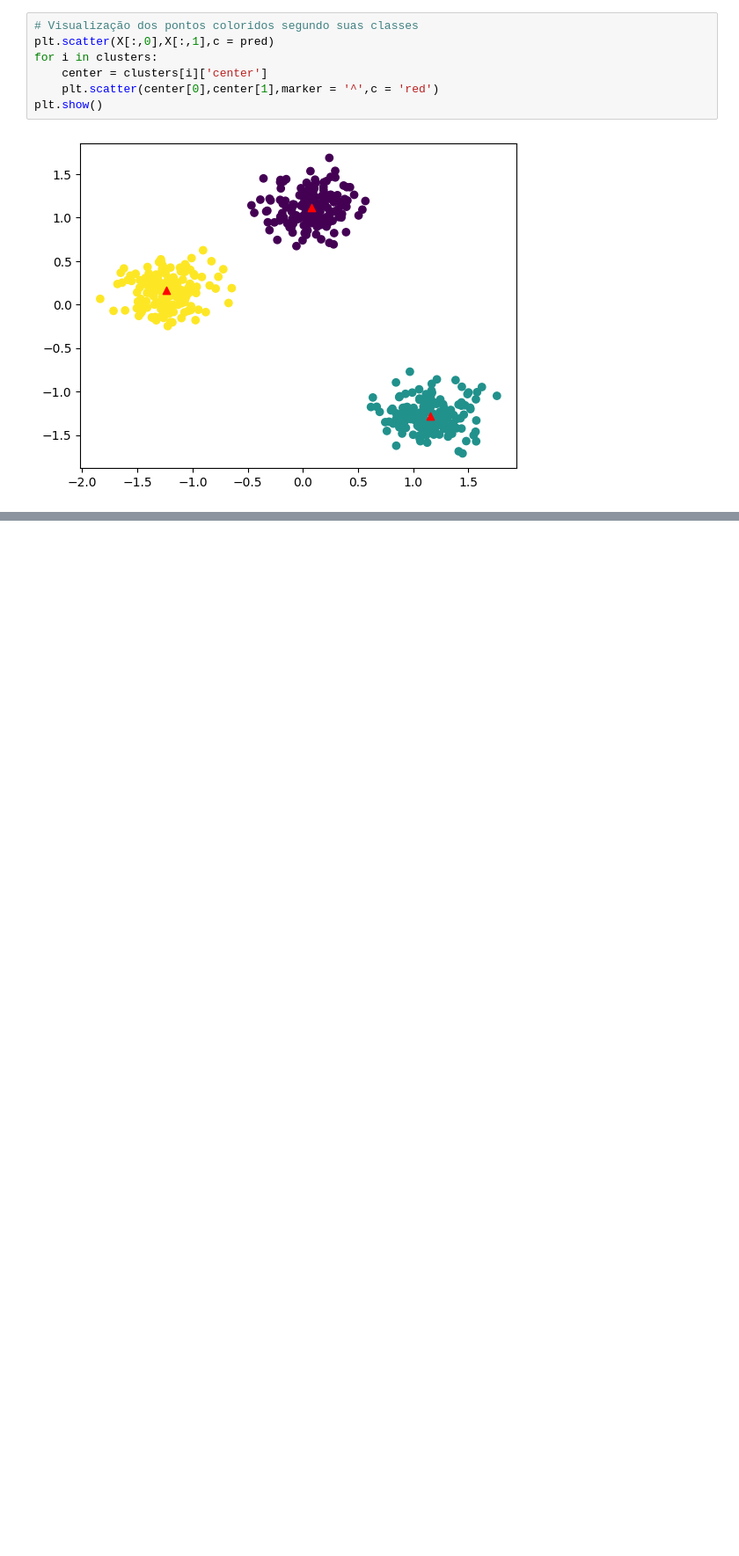
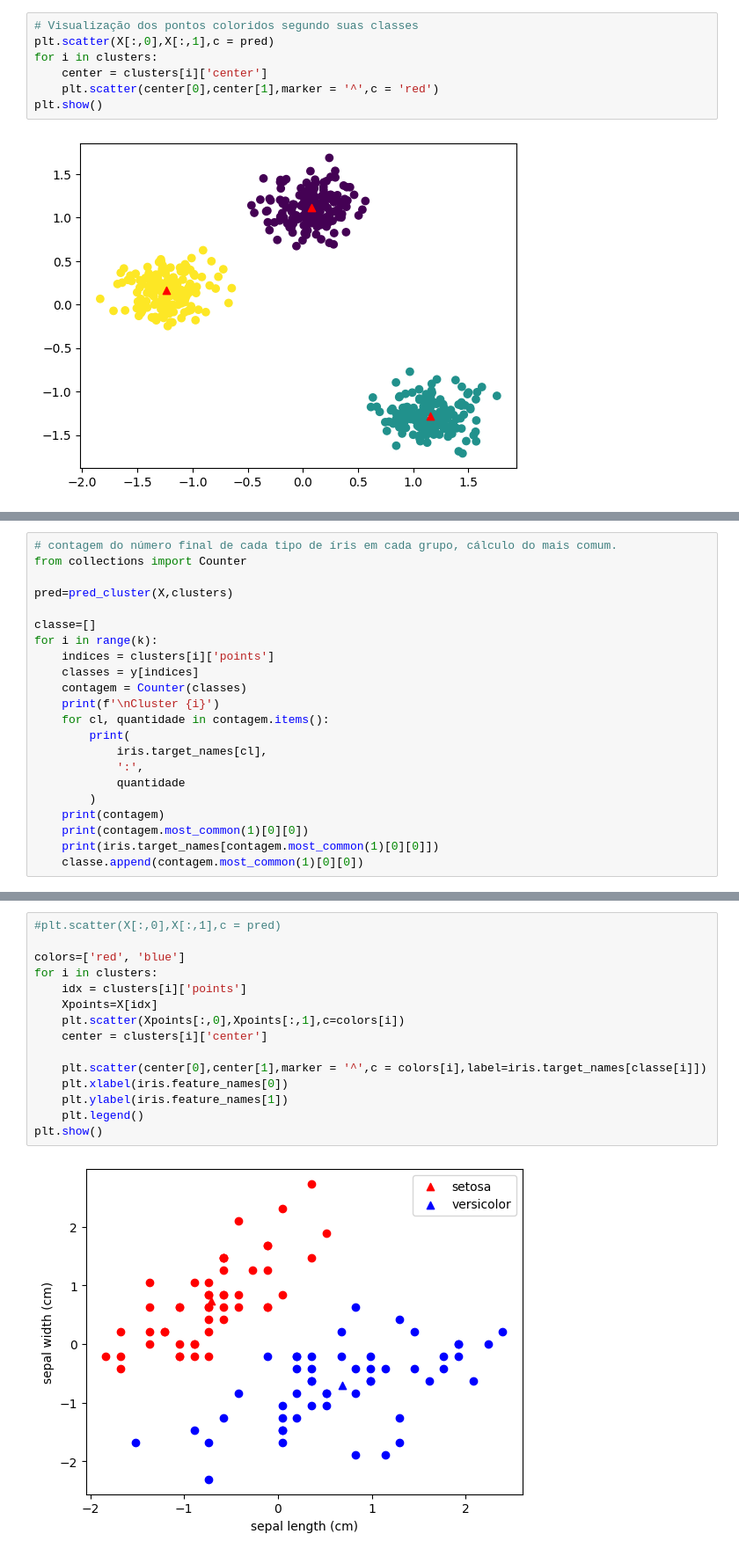
Before and after one commit to Mvanti/IA-ApEEE, a Jupyter notebook: IA_Aula_6.ipynb, the cells around one changed output, grey strips where cells are left out. Shown at 88% size. Saved outputs shown, nothing was run; the diff lists cells and outputs as text; blank space fills up the shorter version.

```diff
--- a/IA_Aula_6.ipynb
+++ b/IA_Aula_6.ipynb
@@ -172,0 +243,22 @@ plt.show()
+# %%
+# contagem do número final de cada tipo de íris em cada grupo, cálculo do mais comum.
+from collections import Counter
+
+pred=pred_cluster(X,clusters)
+
+classe=[]
+for i in range(k):
+    indices = clusters[i]['points']
+    classes = y[indices]
+    contagem = Counter(classes)
+    print(f'\nCluster {i}')
+    for cl, quantidade in contagem.items():
+        print(
+            iris.target_names[cl],
+            ':',
+            quantidade
+        )
+    print(contagem)
+    print(contagem.most_common(1)[0][0])
+    print(iris.target_names[contagem.most_common(1)[0][0]])
+    classe.append(contagem.most_common(1)[0][0])
@@ -172,0 +278,17 @@ plt.show()
+# %%
+#plt.scatter(X[:,0],X[:,1],c = pred)
+
+colors=['red', 'blue']
+for i in clusters:
+    idx = clusters[i]['points']
+    Xpoints=X[idx]
+    plt.scatter(Xpoints[:,0],Xpoints[:,1],c=colors[i])
+    center = clusters[i]['center']
+
+    plt.scatter(center[0],center[1],marker = '^',c = colors[i],label=iris.target_names[classe[i]])
+    plt.xlabel(iris.feature_names[0])
+    plt.ylabel(iris.feature_names[1])
+    plt.legend()
+plt.show()
+# %% [output]
+[figure, added]
```
Also changed, not shown: parts of 13 cells of this notebook.
